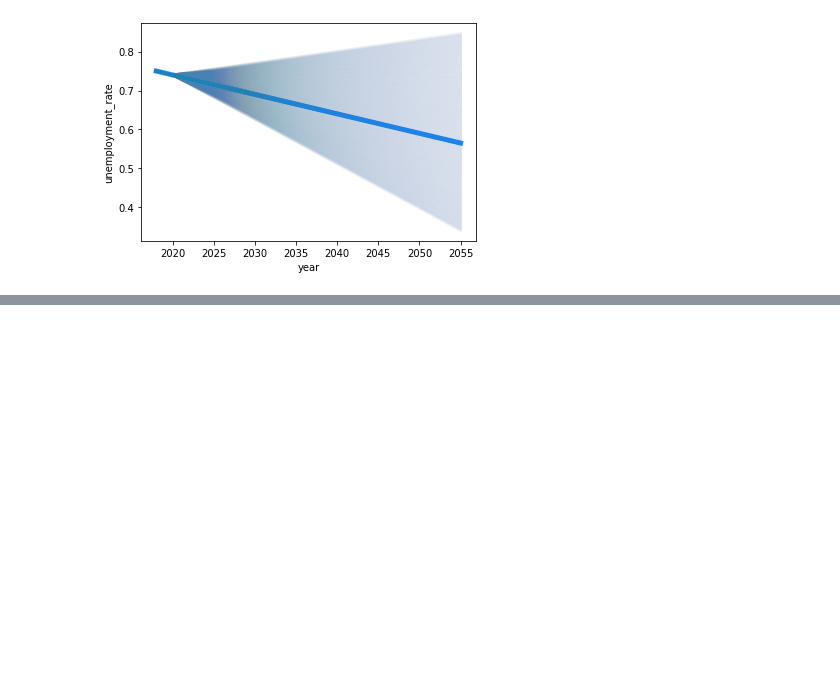
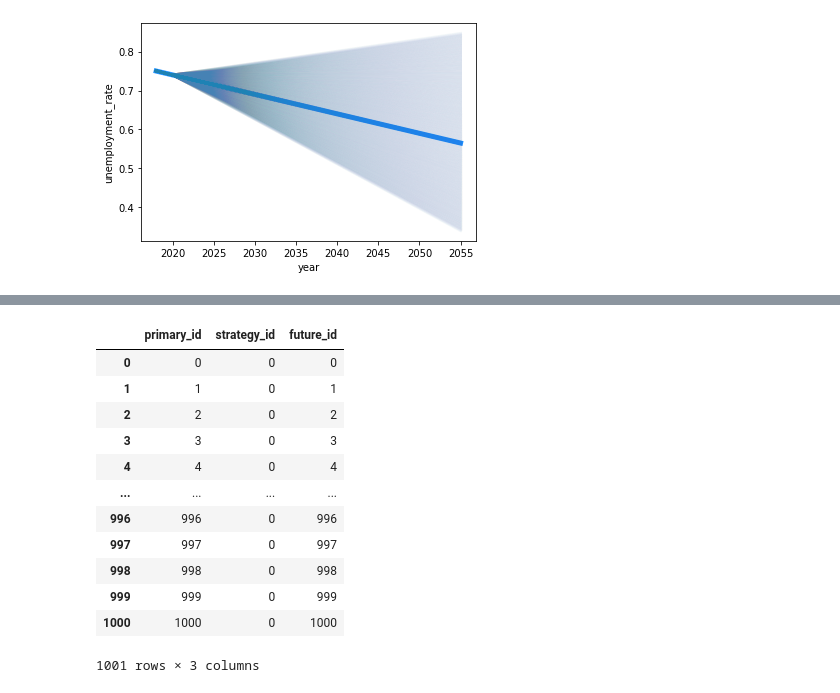
Before and after one commit to jcsyme/dmdu_scalable_computing_2023, a Jupyter notebook: workbooks/class_4/class_4-explore_lhs.ipynb, the cells around one changed output, grey strips where cells are left out. Drawn from its saved outputs; the diff is of its cells as text; code cells hidden in the pictures; blank space fills up the shorter version.

Commit message:
cleaned up LHS and experimental design exploration notebook

```diff
--- a/workbooks/class_4/class_4-explore_lhs.ipynb
+++ b/workbooks/class_4/class_4-explore_lhs.ipynb
@@ -295,0 +219,18 @@ plt.savefig(sa.fp_jpg_template_variable_spread_fig%("example_3"), dpi = 300)
+# %%
+df_experimental_design = df_attribute_primary.copy()
+# %%
+df_experimental_design
+# %% [output]
+|  | primary_id | strategy_id | future_id |
+| 0 | 0 | 0 | 0 |
+| 1 | 1 | 0 | 1 |
+| 2 | 2 | 0 | 2 |
+| 3 | 3 | 0 | 3 |
+| 4 | 4 | 0 | 4 |
+| ... | ... | ... | ... |
+| 996 | 996 | 0 | 996 |
+| 997 | 997 | 0 | 997 |
+| 998 | 998 | 0 | 998 |
+| 999 | 999 | 0 | 999 |
+| 1000 | 1000 | 0 | 1000 |
+1001 rows × 3 columns
```
Also changed, not shown: parts of 15 cells of this notebook.
